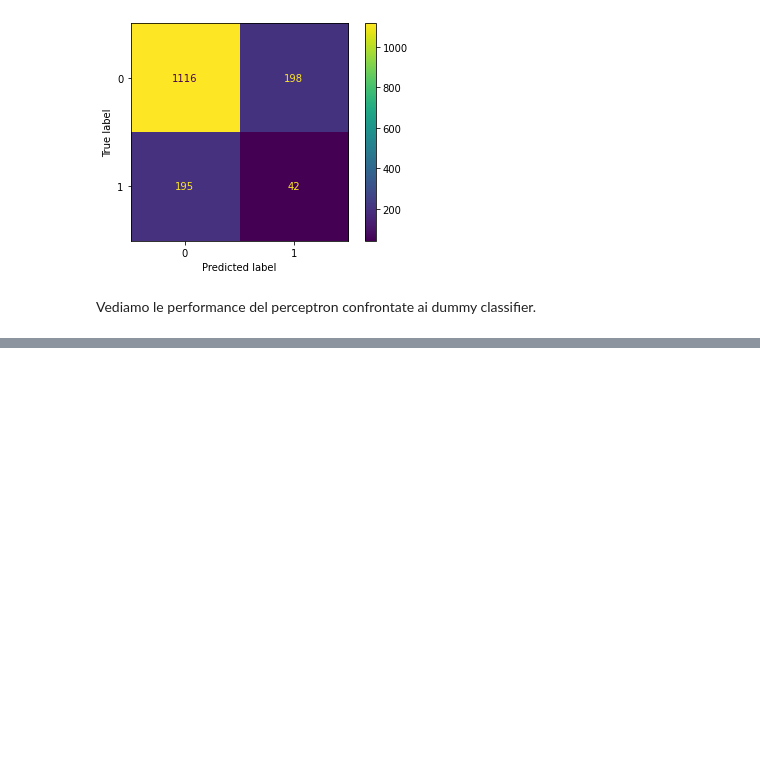
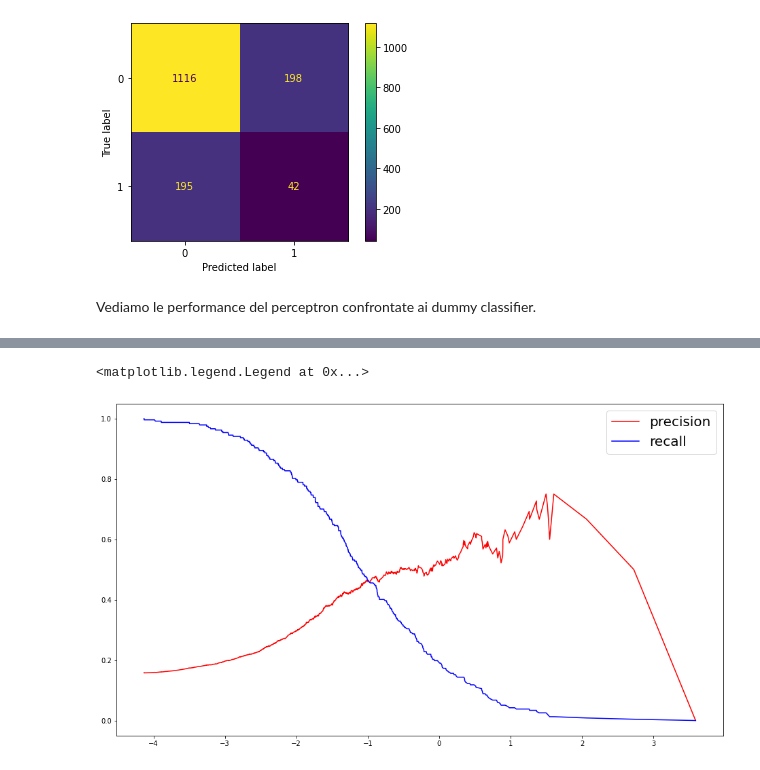
Before and after one commit to remarcoble/ML-marketing-campaign, a Jupyter notebook: main.ipynb, the cells around one changed output, grey strips where cells are left out. Drawn from its saved outputs; the diff is of its cells as text; code cells hidden in the pictures; blank space fills up the shorter version.

```diff
--- a/main.ipynb
+++ b/main.ipynb
@@ -345,4 +346,15 @@ f1: 0.10775862068965517
 # %%
-# Metti max_iter a mille e guarda link su preprocessing
-logit_cls = LogisticRegression(max_iter=10000)
-y_scores = cross_val_predict(logit_cls, X_train, y_train, cv = 10, method='decision_function')
+# Metti max_iter=100 e guarda link su preprocessing
+logit_cls = LogisticRegression(max_iter=1000)
+y_scores = cross_val_predict(logit_cls, X_train, y_train, cv = 5, method='decision_function')
+# %%
+prec, recall, soglia = precision_recall_curve(y_train, y_scores)
+# %%
+fig_prc = plt.figure(figsize=(16,9))
+ax = fig_prc.add_subplot()
+ax.plot(soglia, prec[:-1], 'r', label = 'precision')
+ax.plot(soglia, recall[:-1], 'b', label = 'recall')
+ax.legend(fontsize=20)
+# %% [output]
+<matplotlib.legend.Legend at 0x...>
+[figure, added]
```
Also changed, not shown: parts of 17 cells of this notebook.
